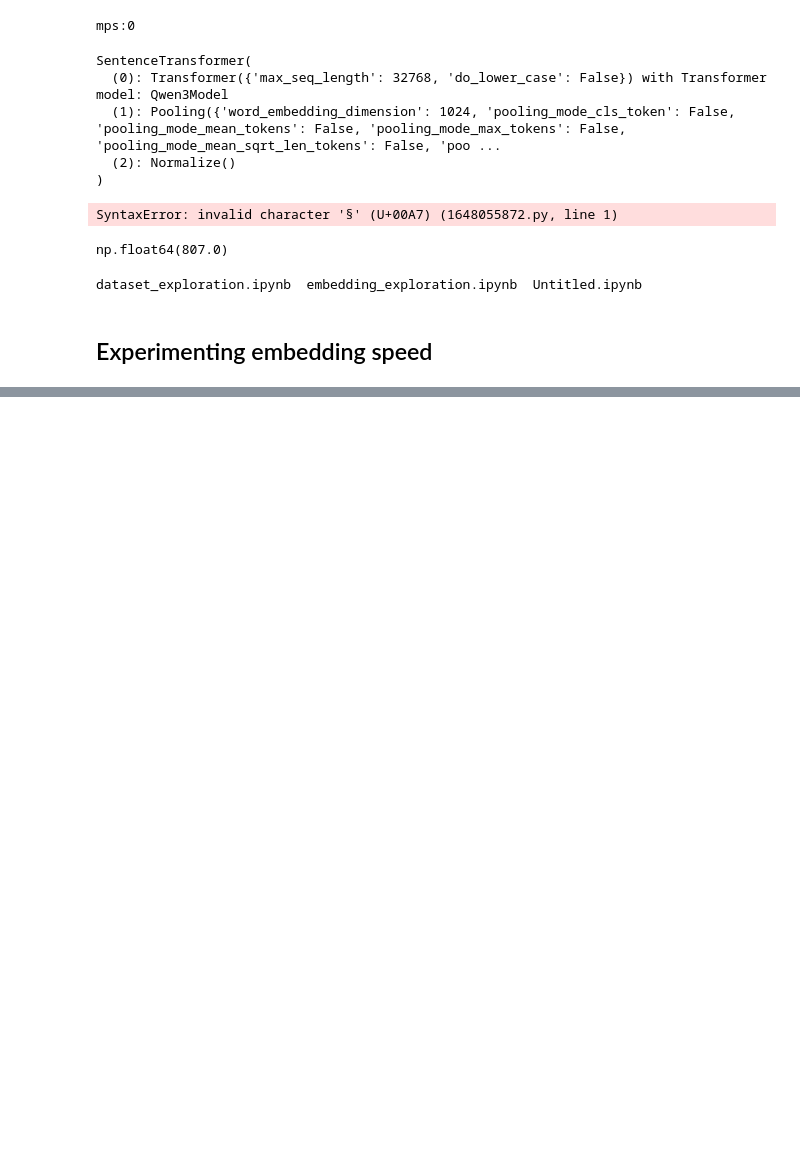
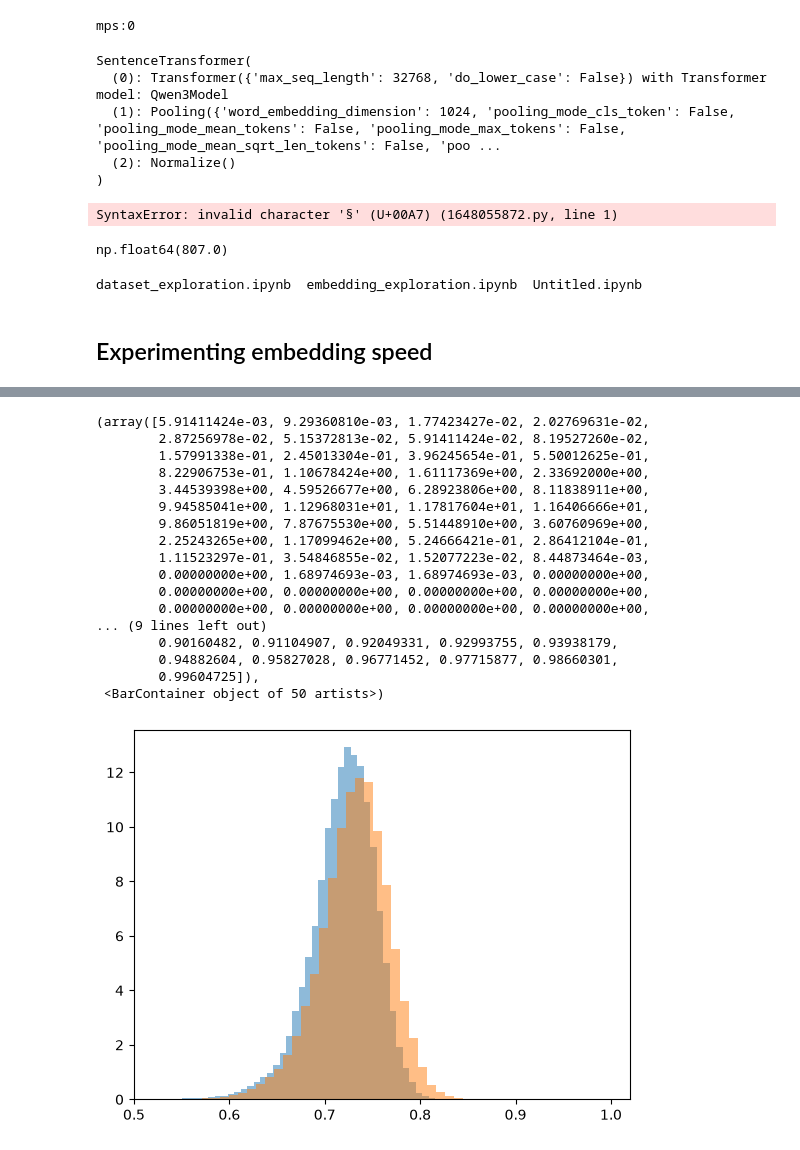
Before and after one commit to Gabriel-Ducrocq/ProjectAlbalat, a Jupyter notebook: albalat/notebooks/embedding_exploration.ipynb, the cells around one changed output, grey strips where cells are left out. Drawn from its saved outputs; the diff is of its cells as text; code cells hidden in the pictures; blank space fills up the shorter version.

```diff
--- a/albalat/notebooks/embedding_exploration.ipynb
+++ b/albalat/notebooks/embedding_exploration.ipynb
@@ -394,0 +543,2 @@ chunk_sorted_subset_bf16_flash = chunk_subset_sorted.map(lambda chunk, model, ba
+# %%
+similarity_matrix_16 = embeddings_16_then_16.astype(np.float32)@embeddings_16_then_16.astype(np.float32).T
@@ -394,0 +548,4 @@ chunk_sorted_subset_bf16_flash = chunk_subset_sorted.map(lambda chunk, model, ba
+# %%
+k = 50
+topk_16 = np.argsort(-similarity_matrix_16, axis=1)[:, :k]
+topk_32 = np.argsort(-similarity_matrix_32, axis=1)[:, :k]
@@ -394,0 +559,3 @@ chunk_sorted_subset_bf16_flash = chunk_subset_sorted.map(lambda chunk, model, ba
+# %%
+row_indexes_diff, col_indexes_diff = np.asarray(topk_16 != topk_32).nonzero()
+row_indexes_eq, col_indexes_eq = np.asarray(topk_16 == topk_32).nonzero()
@@ -394,0 +572,25 @@ chunk_sorted_subset_bf16_flash = chunk_subset_sorted.map(lambda chunk, model, ba
+# %%
+diff_dot_prod = np.array([similarity_matrix_32[r, topk_32[r, c]] for r,c in zip(row_indexes_diff, col_indexes_diff)])
+eq_dot_prod = np.array([similarity_matrix_32[r, topk_32[r, c]] for r,c in zip(row_indexes_eq, col_indexes_eq)])
+# %%
+plt.hist(diff_dot_prod, alpha=0.5, density=True, bins=50)
+plt.hist(eq_dot_prod, alpha=0.5, density=True, bins=50)
+# %% [output]
+(array([5.91411424e-03, 9.29360810e-03, 1.77423427e-02, 2.02769631e-02,
+        2.87256978e-02, 5.15372813e-02, 5.91411424e-02, 8.19527260e-02,
+        1.57991338e-01, 2.45013304e-01, 3.96245654e-01, 5.50012625e-01,
+        8.22906753e-01, 1.10678424e+00, 1.61117369e+00, 2.33692000e+00,
+        3.44539398e+00, 4.59526677e+00, 6.28923806e+00, 8.11838911e+00,
+        9.94585041e+00, 1.12968031e+01, 1.17817604e+01, 1.16406666e+01,
+        9.86051819e+00, 7.87675530e+00, 5.51448910e+00, 3.60760969e+00,
+        2.25243265e+00, 1.17099462e+00, 5.24666421e-01, 2.86412104e-01,
+        1.11523297e-01, 3.54846855e-02, 1.52077223e-02, 8.44873464e-03,
+        0.00000000e+00, 1.68974693e-03, 1.68974693e-03, 0.00000000e+00,
+        0.00000000e+00, 0.00000000e+00, 0.00000000e+00, 0.00000000e+00,
+        0.00000000e+00, 0.00000000e+00, 0.00000000e+00, 0.00000000e+00,
+... (9 lines left out)
+        0.90160482, 0.91104907, 0.92049331, 0.92993755, 0.93938179,
+        0.94882604, 0.95827028, 0.96771452, 0.97715877, 0.98660301,
+        0.99604725]),
+ <BarContainer object of 50 artists>)
+[figure, added]
```
Also changed, not shown: parts of 103 cells of this notebook, 3 other files.
